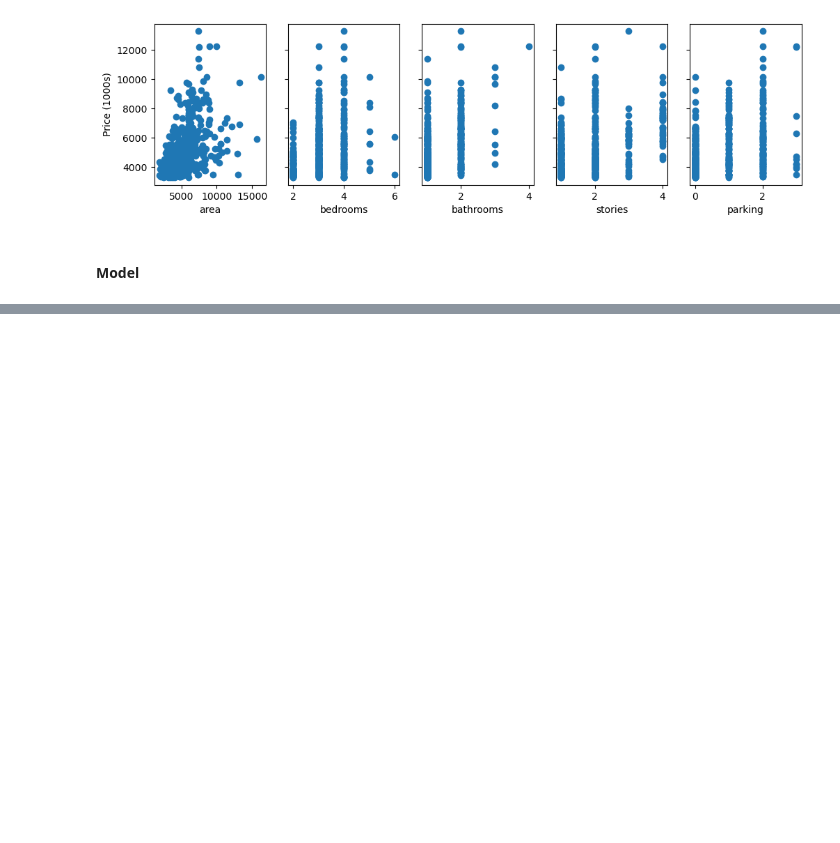
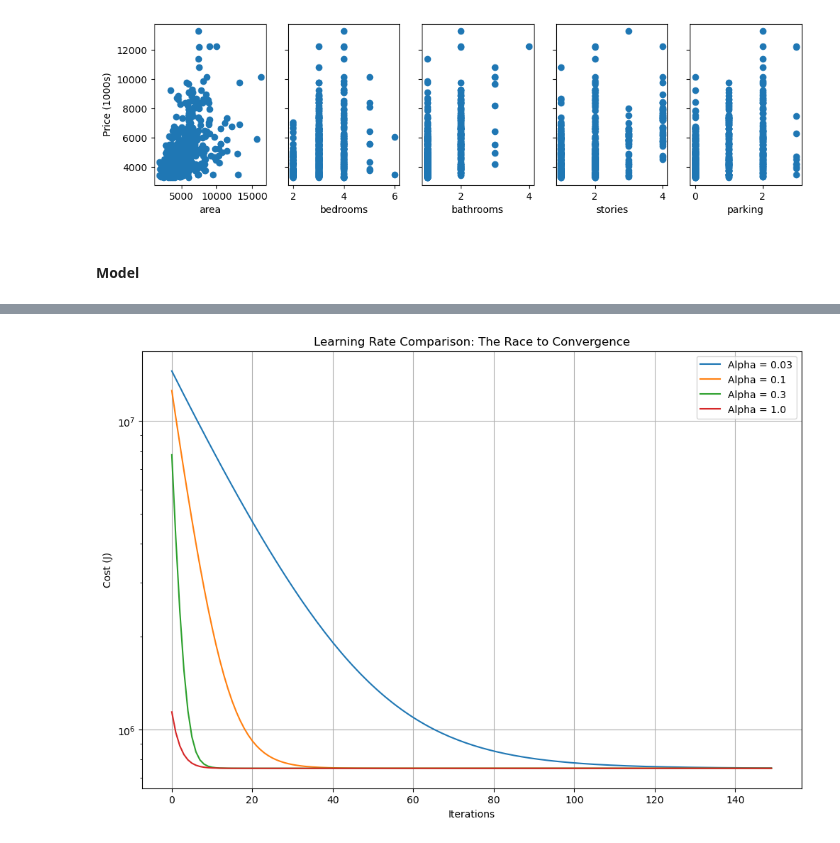
Before and after one commit to OriElbaz/housing-price-predictor, a Jupyter notebook: notebooks/01_implementation.ipynb, the cells around one changed output, grey strips where cells are left out. Saved outputs shown, nothing was run; the diff lists cells and outputs as text; code cells hidden in the pictures; blank space fills up the shorter version.

Commit message:
feat: implement baseline testing, feature engineering, hyperparameter tuning and scikit learn comparison

```diff
--- a/notebooks/01_implementation.ipynb
+++ b/notebooks/01_implementation.ipynb
@@ -162,0 +205,10 @@ def gradient_descent(X, y, w_in, b_in, num_iters, alpha, cost_function, gradient
+# %%
+# now we will see if we can optimise alpha to make the computer work a little less harder then it has to
+alphas = [0.03, 0.1, 0.3, 1]
+def print_alphas(alphas_list):
+    for alpha in alphas:
+        print(f"Alpha: {alpha}")
+        w_final, b_final, J_history = gradient_descent(X_norm, y_train, w_init, b_init, num_iters=1000, alpha=alpha, cost_function=compute_cost, gradient_function=compute_gradient)
+        print()
+
+print_alphas(alphas)
@@ -162,0 +233,8 @@ def gradient_descent(X, y, w_in, b_in, num_iters, alpha, cost_function, gradient
+# %%
+# we can see that we can reduce our iterations
+alpha_in = 0.3
+iterations = [1000, 500, 250, 150]
+for iteration in iterations:
+    print(f"Total Iterations: {iteration}")
+    w_final, b_final, J_history = gradient_descent(X_norm, y_train, w_init, b_init, num_iters=iteration, alpha=alpha_in, cost_function=compute_cost, gradient_function=compute_gradient)
+    print()
@@ -162,0 +259,34 @@ def gradient_descent(X, y, w_in, b_in, num_iters, alpha, cost_function, gradient
+# %%
+def run_gradient_descent_experiments(X, y, alphas, num_iters=500):
+    # Initialize plot
+    plt.figure(figsize=(12, 8))
+
+    # We generally start new experiments with 0 weights
+    n = X.shape[1]
+    w_init = np.zeros(n)
+    b_init = 0.
+
+    for alpha in alphas:
+        # Run Gradient Descent
+        w_final, b_final, J_hist = gradient_descent(
+            X, y, w_init, b_init, num_iters, alpha,
+            compute_cost, compute_gradient, print_iterations=False
+        )
+
+        # Add to plot
+        plt.plot(J_hist, label=f"Alpha = {alpha}")
+
+    # Finalize Plot
+    plt.title('Learning Rate Comparison: The Race to Convergence')
+    plt.xlabel('Iterations')
+    plt.ylabel('Cost (J)')
+    plt.yscale('log') # Log scale helps see small differences at the bottom
+    plt.legend()
+    plt.grid(True)
+    plt.show()
+
+# --- Run the Experiment ---
+alphas_to_test = [0.03, 0.1, 0.3, 1.0]
+run_gradient_descent_experiments(X_norm, y_train, alphas_to_test, num_iters=150)
+# %% [output]
+[figure, added]
```
Also changed, not shown: parts of 12 cells of this notebook.
